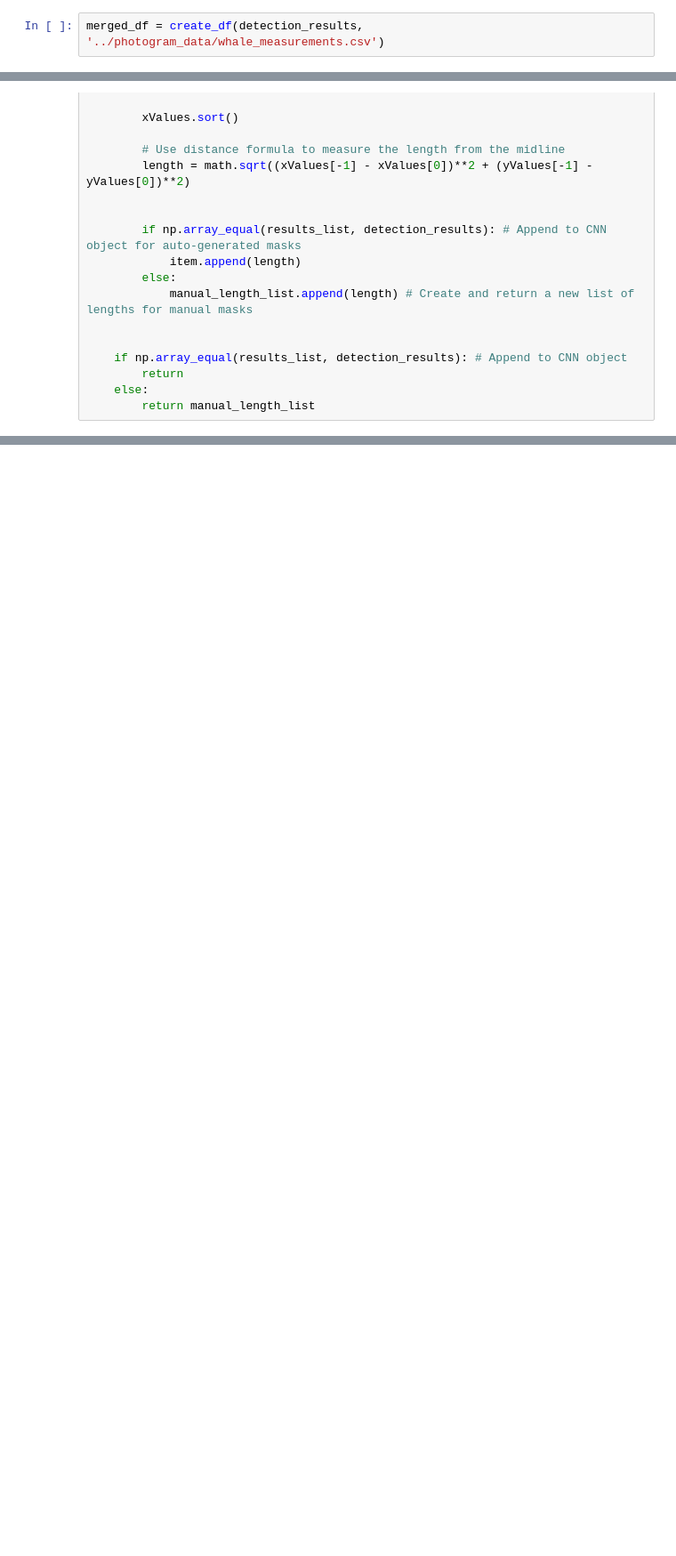
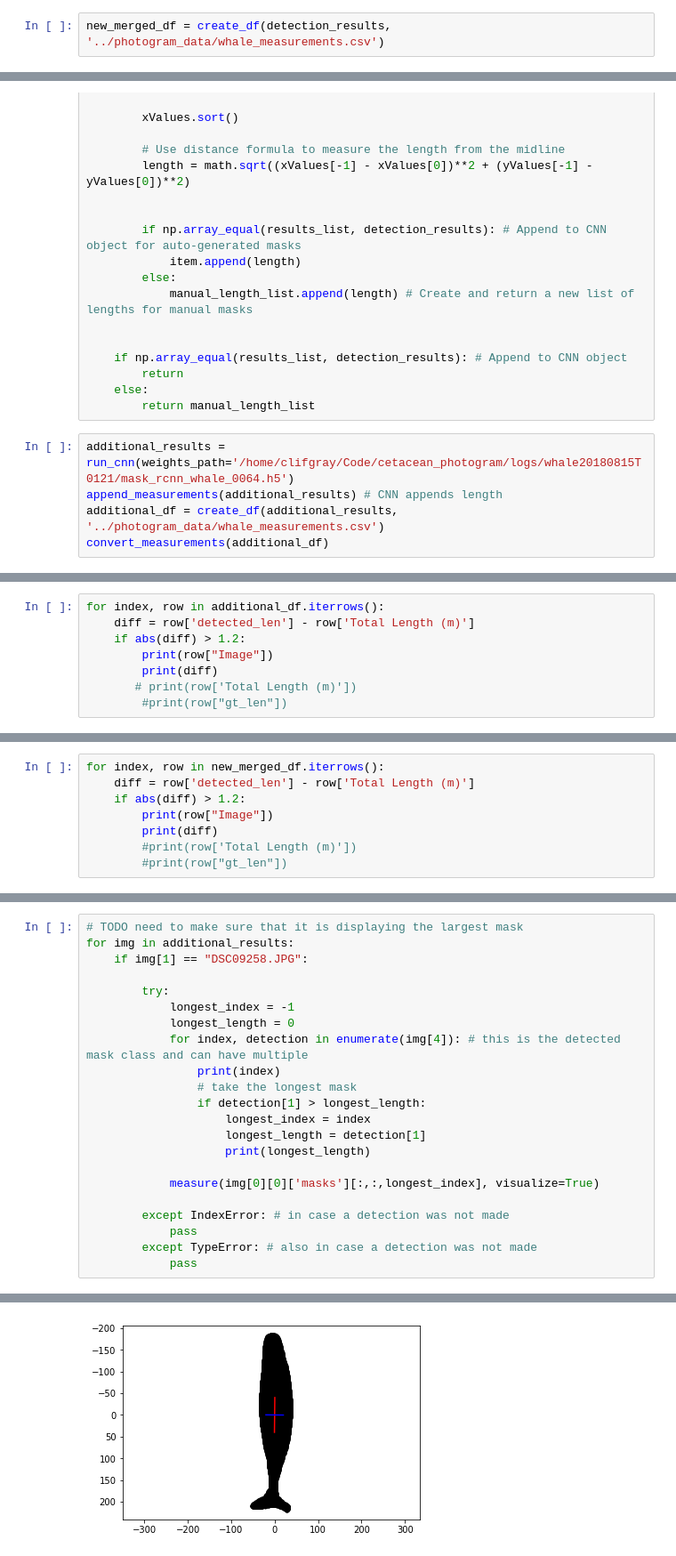
Before and after one commit to patrickcgray/cetacean_photogram, a Jupyter notebook: photogram.ipynb, the cells around one changed output, grey strips where cells are left out. Shown: that part at 89% size. Drawn from its saved outputs; the diff is of its cells as text; blank space fills up the shorter version.

Commit message:
adding in all final data and troubleshooting some edge cases

```diff
--- a/photogram.ipynb
+++ b/photogram.ipynb
@@ -457,4 +465,4 @@ def create_df(appended_detections, measurements_csv_fn):
 
     return(merged_df)
 # %%
-merged_df = create_df(detection_results, '../photogram_data/whale_measurements.csv')
+new_merged_df = create_df(detection_results, '../photogram_data/whale_measurements.csv')
@@ -657,3 +567,8 @@ def measure(results_list, manual=False):
         return
     else:
         return manual_length_list
+# %%
+additional_results = run_cnn(weights_path='/home/clifgray/Code/cetacean_photogram/logs/whale20180815T0121/mask_rcnn_whale_0064.h5')
+append_measurements(additional_results) # CNN appends length
+additional_df = create_df(additional_results, '../photogram_data/whale_measurements.csv')
+convert_measurements(additional_df)
@@ -659,0 +579,8 @@ def measure(results_list, manual=False):
+# %%
+for index, row in additional_df.iterrows():
+    diff = row['detected_len'] - row['Total Length (m)']
+    if abs(diff) > 1.2:
+        print(row["Image"])
+        print(diff)
+       # print(row['Total Length (m)'])
+        #print(row["gt_len"])
@@ -659,0 +602,8 @@ def measure(results_list, manual=False):
+# %%
+for index, row in new_merged_df.iterrows():
+    diff = row['detected_len'] - row['Total Length (m)']
+    if abs(diff) > 1.2:
+        print(row["Image"])
+        print(diff)
+        #print(row['Total Length (m)'])
+        #print(row["gt_len"])
@@ -659,0 +785,23 @@ def measure(results_list, manual=False):
+# %%
+# TODO need to make sure that it is displaying the largest mask
+for img in additional_results:
+    if img[1] == "DSC09258.JPG":
+
+        try:
+            longest_index = -1
+            longest_length = 0
+            for index, detection in enumerate(img[4]): # this is the detected mask class and can have multiple
+                print(index)
+                # take the longest mask
+                if detection[1] > longest_length:
+                    longest_index = index
+                    longest_length = detection[1]
+                    print(longest_length)
+
+            measure(img[0][0]['masks'][:,:,longest_index], visualize=True)
+
+        except IndexError: # in case a detection was not made
+            pass
+        except TypeError: # also in case a detection was not made
+            pass
+# %% [output]
@@ -659,0 +810 @@ def measure(results_list, manual=False):
+[figure, added]
```
Also changed, not shown: parts of 29 cells of this notebook.
